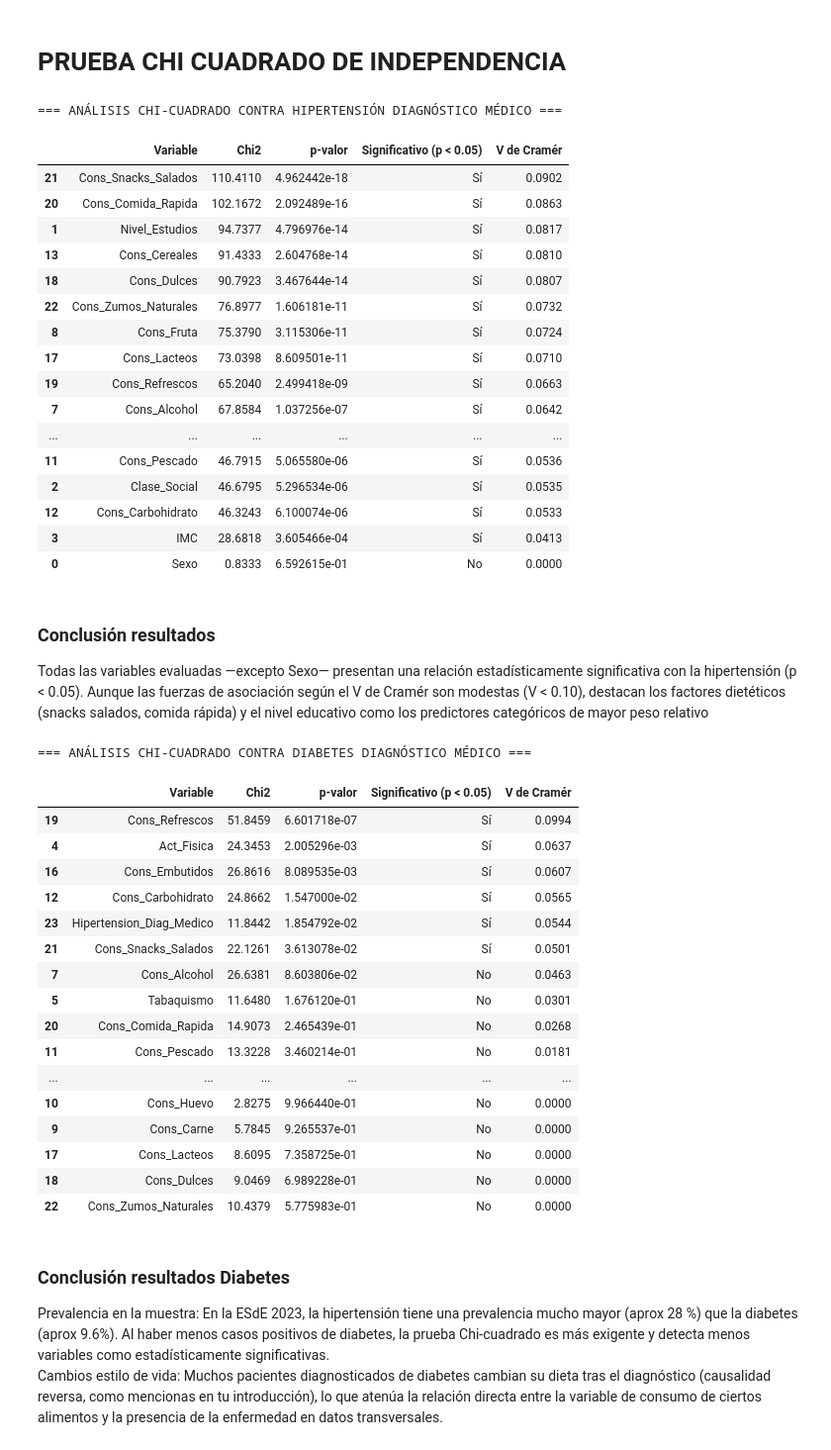
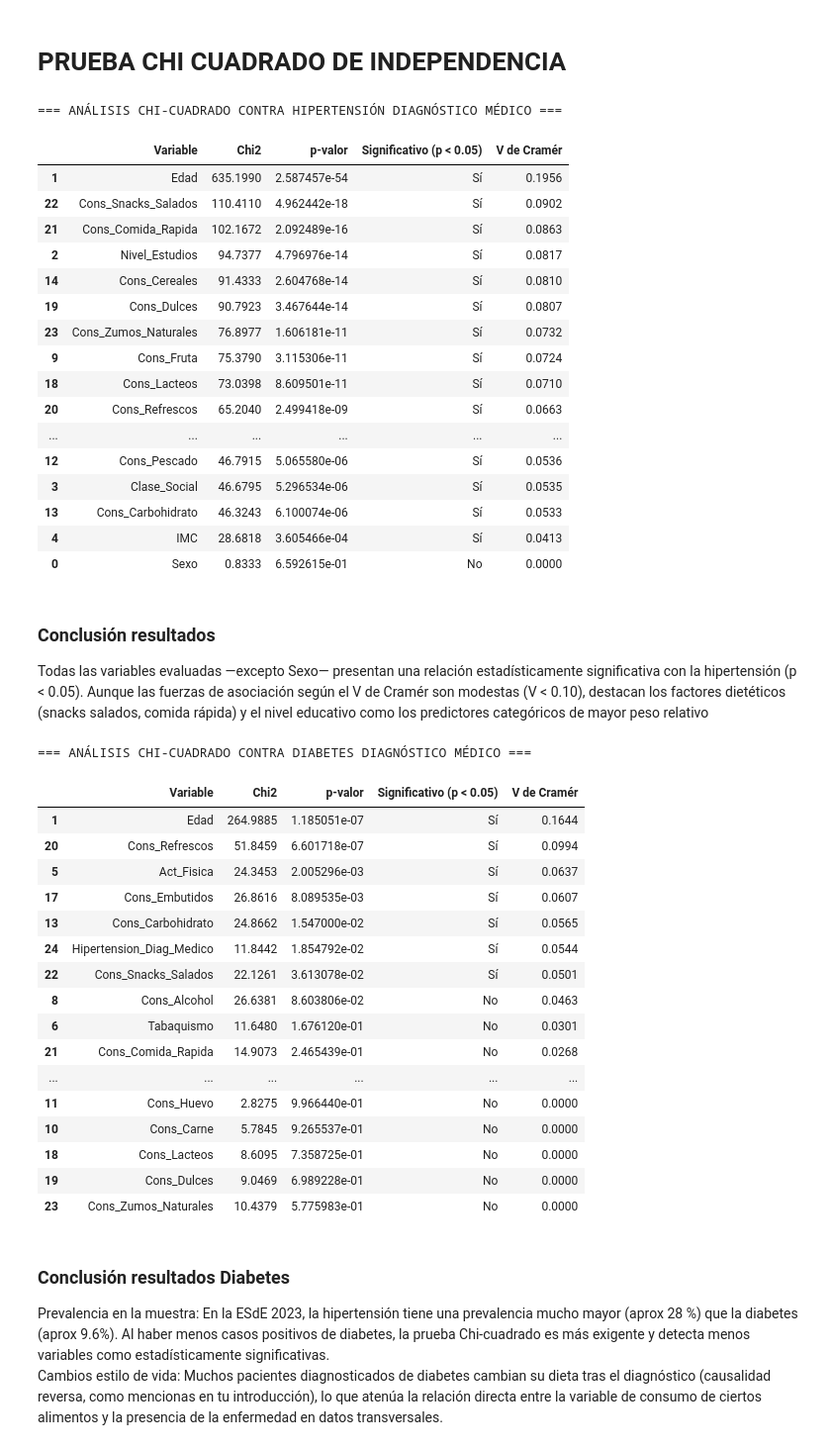
Before and after one commit to aldyvergara22-create/Hypertension-Diabetes-ML-detection, a Jupyter notebook: notebooks/01_Exploración_Datos.ipynb, the cells around one changed output. Shown at 99% size. Saved outputs shown, nothing was run; the diff lists cells and outputs as text; code cells hidden in the pictures.

```diff
--- a/notebooks/01_Exploración_Datos.ipynb
+++ b/notebooks/01_Exploración_Datos.ipynb
@@ -2034,7 +2075,7 @@ def cramers_v(contingency_table):
 
 #  Defino lista de variables categóricas explicativas a evaluar contra Hipertensión
 variables_categoricas = [
-    'Sexo', 'Nivel_Estudios', 'Clase_Social',"IMC",
+    'Sexo','Edad', 'Nivel_Estudios', 'Clase_Social',"IMC",
     'Act_Fisica', 'Tabaquismo', 'Ex_Fumador', 'Cons_Alcohol',
     'Cons_Fruta', 'Cons_Carne', 'Cons_Huevo', 'Cons_Pescado',
     'Cons_Carbohidrato', 'Cons_Cereales', 'Cons_Verduras',
@@ -2080,21 +2121,21 @@ display(df_chi2_hipertension)
 # %% [output]
 === ANÁLISIS CHI-CUADRADO CONTRA HIPERTENSIÓN DIAGNÓSTICO MÉDICO ===
 |  | Variable | Chi2 | p-valor | Significativo (p < 0.05) | V de Cramér |
-| 21 | Cons_Snacks_Salados | 110.4110 | 4.962442e-18 | Sí | 0.0902 |
-| 20 | Cons_Comida_Rapida | 102.1672 | 2.092489e-16 | Sí | 0.0863 |
-| 1 | Nivel_Estudios | 94.7377 | 4.796976e-14 | Sí | 0.0817 |
-| 13 | Cons_Cereales | 91.4333 | 2.604768e-14 | Sí | 0.0810 |
-| 18 | Cons_Dulces | 90.7923 | 3.467644e-14 | Sí | 0.0807 |
-| 22 | Cons_Zumos_Naturales | 76.8977 | 1.606181e-11 | Sí | 0.0732 |
-| 8 | Cons_Fruta | 75.3790 | 3.115306e-11 | Sí | 0.0724 |
-| 17 | Cons_Lacteos | 73.0398 | 8.609501e-11 | Sí | 0.0710 |
-| 19 | Cons_Refrescos | 65.2040 | 2.499418e-09 | Sí | 0.0663 |
-| 7 | Cons_Alcohol | 67.8584 | 1.037256e-07 | Sí | 0.0642 |
+| 1 | Edad | 635.1990 | 2.587457e-54 | Sí | 0.1956 |
+| 22 | Cons_Snacks_Salados | 110.4110 | 4.962442e-18 | Sí | 0.0902 |
+| 21 | Cons_Comida_Rapida | 102.1672 | 2.092489e-16 | Sí | 0.0863 |
+| 2 | Nivel_Estudios | 94.7377 | 4.796976e-14 | Sí | 0.0817 |
+| 14 | Cons_Cereales | 91.4333 | 2.604768e-14 | Sí | 0.0810 |
+| 19 | Cons_Dulces | 90.7923 | 3.467644e-14 | Sí | 0.0807 |
+| 23 | Cons_Zumos_Naturales | 76.8977 | 1.606181e-11 | Sí | 0.0732 |
+| 9 | Cons_Fruta | 75.3790 | 3.115306e-11 | Sí | 0.0724 |
+| 18 | Cons_Lacteos | 73.0398 | 8.609501e-11 | Sí | 0.0710 |
+| 20 | Cons_Refrescos | 65.2040 | 2.499418e-09 | Sí | 0.0663 |
 | ... | ... | ... | ... | ... | ... |
-| 11 | Cons_Pescado | 46.7915 | 5.065580e-06 | Sí | 0.0536 |
-| 2 | Clase_Social | 46.6795 | 5.296534e-06 | Sí | 0.0535 |
-| 12 | Cons_Carbohidrato | 46.3243 | 6.100074e-06 | Sí | 0.0533 |
-| 3 | IMC | 28.6818 | 3.605466e-04 | Sí | 0.0413 |
+| 12 | Cons_Pescado | 46.7915 | 5.065580e-06 | Sí | 0.0536 |
+| 3 | Clase_Social | 46.6795 | 5.296534e-06 | Sí | 0.0535 |
+| 13 | Cons_Carbohidrato | 46.3243 | 6.100074e-06 | Sí | 0.0533 |
+| 4 | IMC | 28.6818 | 3.605466e-04 | Sí | 0.0413 |
 | 0 | Sexo | 0.8333 | 6.592615e-01 | No | 0.0000 |
 # %% [markdown]
 ### Conclusión resultados
@@ -2123,7 +2164,7 @@ def cramers_v(contingency_table):
 
 #  Defino lista de variables categóricas explicativas a evaluar contra Hipertensión
 variables_categoricas = [
-    'Sexo', 'Nivel_Estudios', 'Clase_Social',"IMC",
+    'Sexo', 'Edad', 'Nivel_Estudios', 'Clase_Social',"IMC",
     'Act_Fisica', 'Tabaquismo', 'Ex_Fumador', 'Cons_Alcohol',
     'Cons_Fruta', 'Cons_Carne', 'Cons_Huevo', 'Cons_Pescado',
     'Cons_Carbohidrato', 'Cons_Cereales', 'Cons_Verduras',
@@ -2142,49 +2183,49 @@ for var in variables_categoricas:
         # Tabla de contingencia omitiendo nulos
         tabla_contingencia = pd.crosstab(df_adulto[var], df_adulto[target_diabetes])
 
         # Prueba de Chi-cuadrado
         chi2, p, dof, _ = chi2_contingency(tabla_contingencia)
 
         # V de Cramér
         v_cramer = cramers_v(tabla_contingencia)
 
         # Guardar en la lista
         resultados.append({
             'Variable': var,
             'Chi2': round(chi2, 4),
             'p-valor': p,
             'Significativo (p < 0.05)': 'Sí' if p < 0.05 else 'No',
             'V de Cramér': round(v_cramer, 4)
         })
 
 # Se convierten resultados a DataFrame y se ordenan por V de Cramér (mayor a menor)
 df_chi2_diabetes = pd.DataFrame(resultados).sort_values(by='V de Cramér', ascending=False)
 
 #guardar en CSV
 df_chi2_diabetes.to_csv("../reports/tables/Análisis_CHI_CUADRADO_Diabetes.csv", index=True)
 
 # Mostrar tabla ordenada
 print("=== ANÁLISIS CHI-CUADRADO CONTRA DIABETES DIAGNÓSTICO MÉDICO ===")
 display(df_chi2_diabetes)
 # %% [output]
 === ANÁLISIS CHI-CUADRADO CONTRA DIABETES DIAGNÓSTICO MÉDICO ===
 |  | Variable | Chi2 | p-valor | Significativo (p < 0.05) | V de Cramér |
-| 19 | Cons_Refrescos | 51.8459 | 6.601718e-07 | Sí | 0.0994 |
-| 4 | Act_Fisica | 24.3453 | 2.005296e-03 | Sí | 0.0637 |
-| 16 | Cons_Embutidos | 26.8616 | 8.089535e-03 | Sí | 0.0607 |
-| 12 | Cons_Carbohidrato | 24.8662 | 1.547000e-02 | Sí | 0.0565 |
-| 23 | Hipertension_Diag_Medico | 11.8442 | 1.854792e-02 | Sí | 0.0544 |
-| 21 | Cons_Snacks_Salados | 22.1261 | 3.613078e-02 | Sí | 0.0501 |
-| 7 | Cons_Alcohol | 26.6381 | 8.603806e-02 | No | 0.0463 |
-| 5 | Tabaquismo | 11.6480 | 1.676120e-01 | No | 0.0301 |
-| 20 | Cons_Comida_Rapida | 14.9073 | 2.465439e-01 | No | 0.0268 |
-| 11 | Cons_Pescado | 13.3228 | 3.460214e-01 | No | 0.0181 |
+| 1 | Edad | 264.9885 | 1.185051e-07 | Sí | 0.1644 |
+| 20 | Cons_Refrescos | 51.8459 | 6.601718e-07 | Sí | 0.0994 |
+| 5 | Act_Fisica | 24.3453 | 2.005296e-03 | Sí | 0.0637 |
+| 17 | Cons_Embutidos | 26.8616 | 8.089535e-03 | Sí | 0.0607 |
+| 13 | Cons_Carbohidrato | 24.8662 | 1.547000e-02 | Sí | 0.0565 |
+| 24 | Hipertension_Diag_Medico | 11.8442 | 1.854792e-02 | Sí | 0.0544 |
+| 22 | Cons_Snacks_Salados | 22.1261 | 3.613078e-02 | Sí | 0.0501 |
+| 8 | Cons_Alcohol | 26.6381 | 8.603806e-02 | No | 0.0463 |
+| 6 | Tabaquismo | 11.6480 | 1.676120e-01 | No | 0.0301 |
+| 21 | Cons_Comida_Rapida | 14.9073 | 2.465439e-01 | No | 0.0268 |
 | ... | ... | ... | ... | ... | ... |
-| 10 | Cons_Huevo | 2.8275 | 9.966440e-01 | No | 0.0000 |
-| 9 | Cons_Carne | 5.7845 | 9.265537e-01 | No | 0.0000 |
-| 17 | Cons_Lacteos | 8.6095 | 7.358725e-01 | No | 0.0000 |
-| 18 | Cons_Dulces | 9.0469 | 6.989228e-01 | No | 0.0000 |
-| 22 | Cons_Zumos_Naturales | 10.4379 | 5.775983e-01 | No | 0.0000 |
+| 11 | Cons_Huevo | 2.8275 | 9.966440e-01 | No | 0.0000 |
+| 10 | Cons_Carne | 5.7845 | 9.265537e-01 | No | 0.0000 |
+| 18 | Cons_Lacteos | 8.6095 | 7.358725e-01 | No | 0.0000 |
+| 19 | Cons_Dulces | 9.0469 | 6.989228e-01 | No | 0.0000 |
+| 23 | Cons_Zumos_Naturales | 10.4379 | 5.775983e-01 | No | 0.0000 |
 # %% [markdown]
 ### Conclusión resultados Diabetes
 
```
Also changed, not shown: parts of 1 cell of this notebook, 4 other files.
